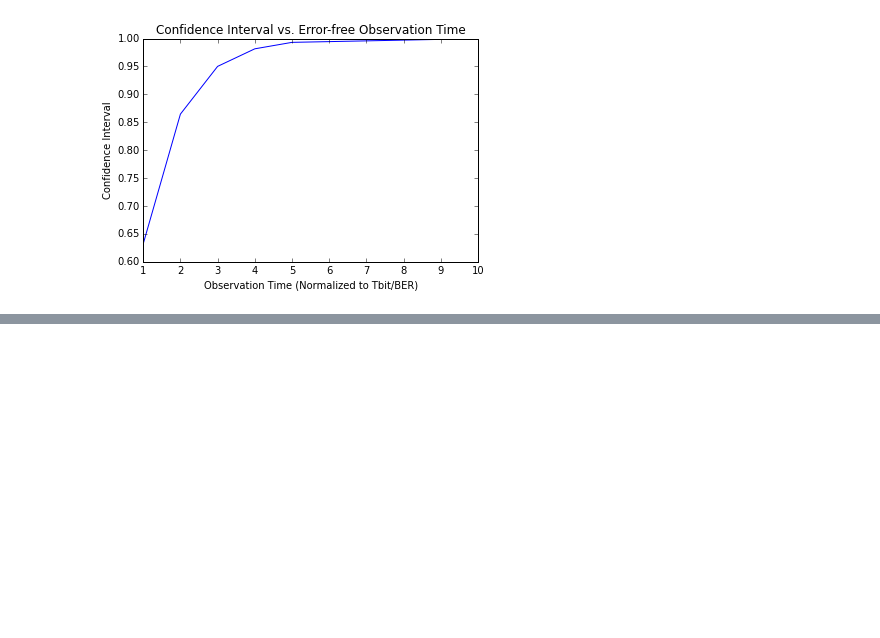
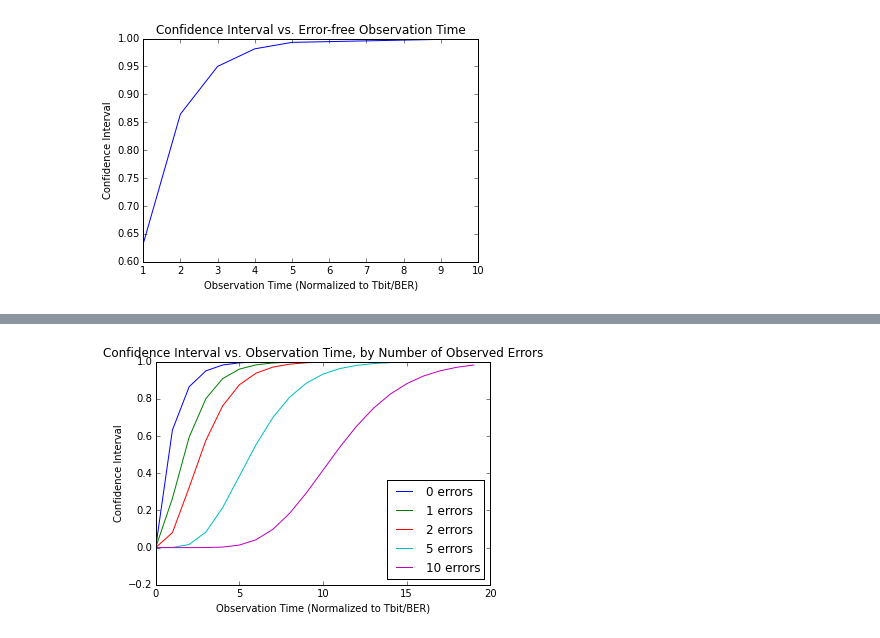
Before and after one commit to ftesser/IPython_Notebooks, a Jupyter notebook: Confidence_Interval.ipynb, the cells around one changed output, grey strips where cells are left out. Cells and saved outputs as stored; diff of their text form; code cells hidden in the pictures; blank space fills up the shorter version.

```diff
--- a/Confidence_Interval.ipynb
+++ b/Confidence_Interval.ipynb
@@ -248,0 +290,18 @@ As you can see, it requires observing 5e12 error-free bits, before we can claim
+# %%
+# Plot confidence interval vs. observation time, for several different numbers of observed errors.
+errors    = [0, 1, 2, 5, 10]
+intervals = range(20)             # Numbers are normalized to the quantity '1/BER' bits.
+ciss      = []
+for error in errors:
+    cis = []
+    for interval in intervals:
+        cis.append(conf_int(error, interval * kNumBits, kBER))
+    ciss.append(cis)
+for (error, cis) in zip(errors, ciss):
+    plt.plot(intervals, cis, label="{} errors".format(error))
+    plt.title("Confidence Interval vs. Observation Time, by Number of Observed Errors")
+    plt.xlabel("Observation Time (Normalized to Tbit/BER)")
+    plt.ylabel("Confidence Interval")
+    plt.legend(loc="lower right")
+# %% [output]
+[figure, added]
```
Also changed, not shown: parts of 38 cells of this notebook, 1 other file.
